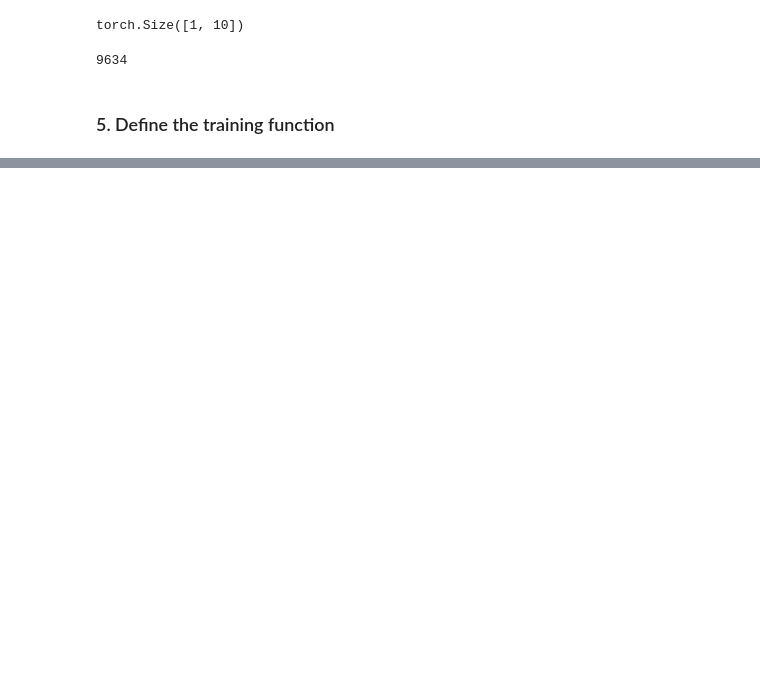
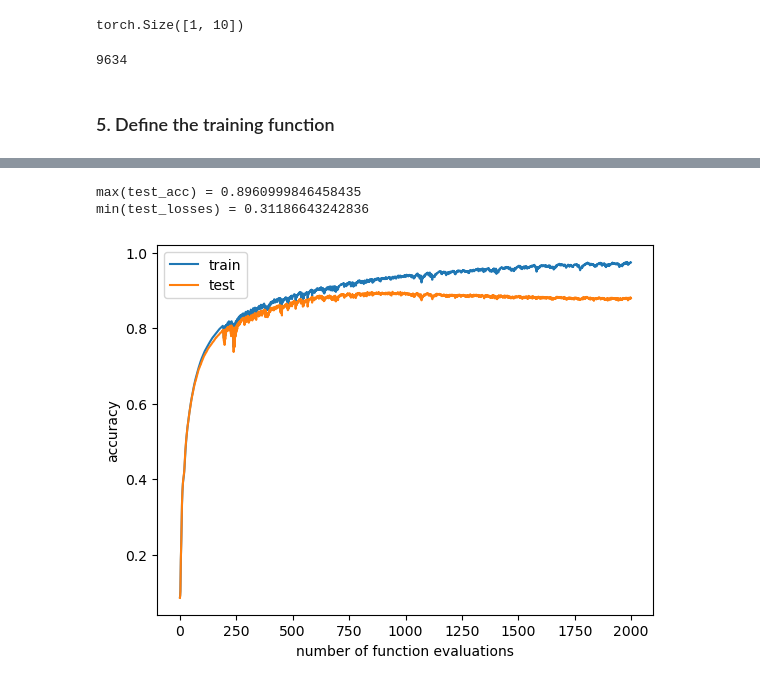
Before and after one commit to inikishev/torchzero, a Jupyter notebook: docs/examples/Full-batch FashionMNIST.ipynb, the cells around one changed output, grey strips where cells are left out. Saved outputs shown, nothing was run; the diff lists cells and outputs as text; code cells hidden in the pictures; blank space fills up the shorter version.

```diff
--- a/docs/examples/Full-batch FashionMNIST.ipynb
+++ b/docs/examples/Full-batch FashionMNIST.ipynb
@@ -227,0 +273,15 @@ min(test_losses) = 0.3315754532814026
+# %%
+import heavyball
+
+# torch.compile is really slow on my laptop :(
+# fortunately on a tiny model it doesn't matter
+heavyball.utils.compile_mode = None
+
+model, train_losses, test_losses, train_acc, test_acc = run(
+    opt_fn = lambda params: heavyball.NewtonPSGDLRA(params, lr=1e-3, store_triu_as_line=False, weight_decay=1e-2),
+    num_steps=2000,
+)
+# %% [output]
+max(test_acc) = 0.8960999846458435
+min(test_losses) = 0.31186643242836
+[figure, added]
```
Also changed, not shown: parts of 17 cells of this notebook, 5 other files.
